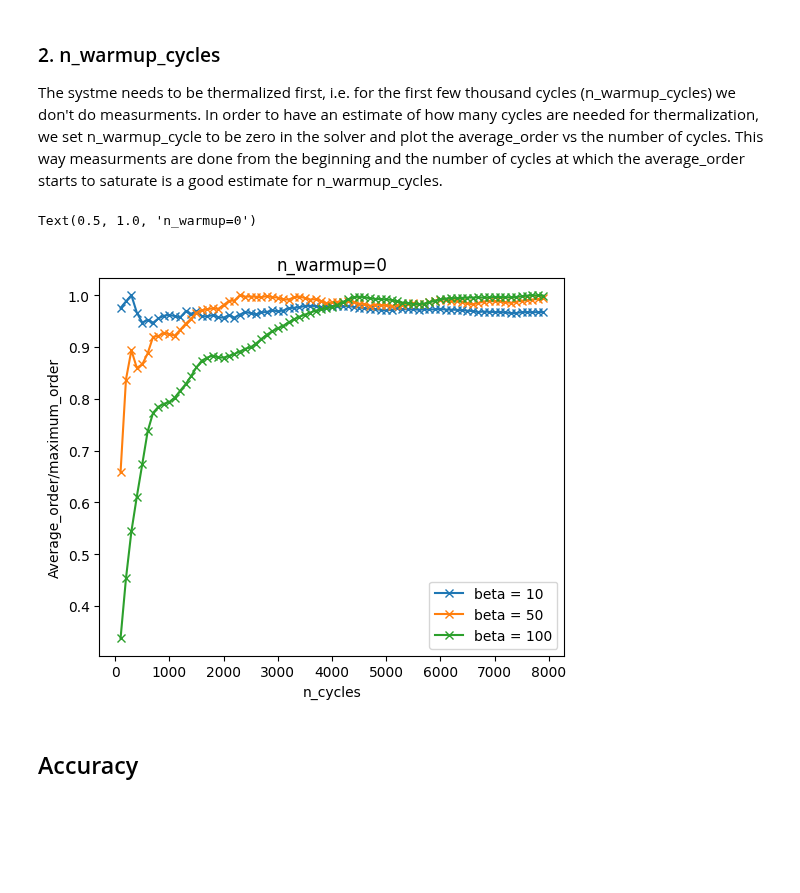
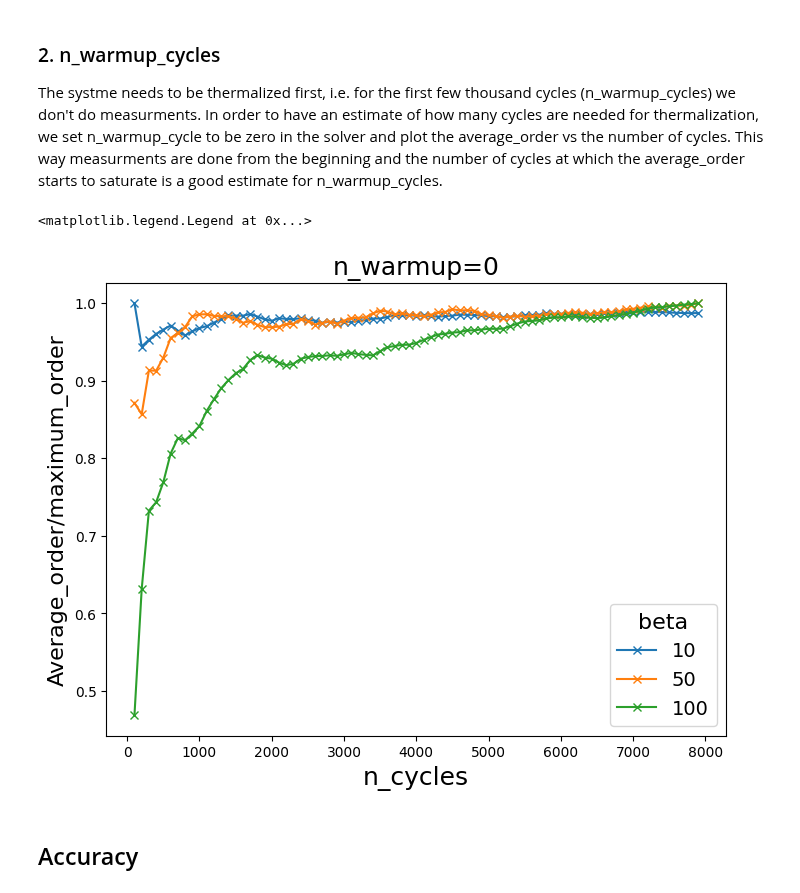
Before and after one commit to TRIQS/cthyb, a Jupyter notebook: doc/guide/cthyb_convergence_tests.ipynb, the cells around one changed output. Drawn from its saved outputs; the diff is of its cells as text; code cells hidden in the pictures; blank space fills up the shorter version.

```diff
--- a/doc/guide/cthyb_convergence_tests.ipynb
+++ b/doc/guide/cthyb_convergence_tests.ipynb
@@ -163,29 +149,22 @@ for j in range(len(n_cycles)):
 # %%
-d1 = []
-d2 = []
-d3 = []
+fig, ax = plt.subplots(1, 1, figsize=(8, 6))
 n_cycles = np.arange(100,8000,100)
-fig, ax = plt.subplots(1, 1, figsize=(6, 5), sharex=True)
-for j in range(len(n_cycles)):
-    A1 = HDFArchive("data/warm_up/half-U%i.h5"%n_cycles[j], 'r')
-    d1.append(A1['a0'])
-    A2 = HDFArchive("data/warm_up_b100/half-U%i.h5"%n_cycles[j], 'r')
-    d2.append(A2['a0'])
-    A3 = HDFArchive("data/warm_up_b50/half-U%i.h5"%n_cycles[j], 'r')
-    d3.append(A3['a0'])
-d1=list(map(lambda x: x/max(d1), d1))
-d2=list(map(lambda x: x/max(d2), d2))
-d3=list(map(lambda x: x/max(d3), d3))
-ax.plot(n_cycles, d1, '-x', label='beta = 10')
-ax.plot(n_cycles, d3, '-x', color='C1', label='beta = 50')
-ax.plot(n_cycles, d2, '-x', color='C2', label='beta = 100')
-ax.legend()
-ax.set_ylabel('Average_order/maximum_order')
-ax.set_xlabel('n_cycles')
-ax.set_title('n_warmup=0')
+betas = [10, 50, 100]
+for b in range(len(betas)):
+    d = []
+    for j in range(len(n_cycles)):
+        R = HDFArchive('../../../triqs/data/warm_up_b%i/half-U-wu%i.h5'%(betas[b], n_cycles[j]), 'r')
+        d.append(R['b0'])
+    d=list(map(lambda x: x/max(d), d))
+    ax.plot(n_cycles, d, '-x', label='%i'%betas[b])
+
+ax.set_ylabel('Average_order/maximum_order', fontsize=16)
+ax.set_xlabel('n_cycles', fontsize=18)
+ax.set_title('n_warmup=0', fontsize=18)
+plt.legend(title="beta", title_fontsize=16, fontsize=14)
 # %% [output]
-Text(0.5, 1.0, 'n_warmup=0')
+<matplotlib.legend.Legend at 0x...>
-[figure, old version]
+[figure, new version]
 # %% [markdown]
 ## Accuracy
 # %% [markdown]
```
Also changed, not shown: parts of 13 cells of this notebook.
